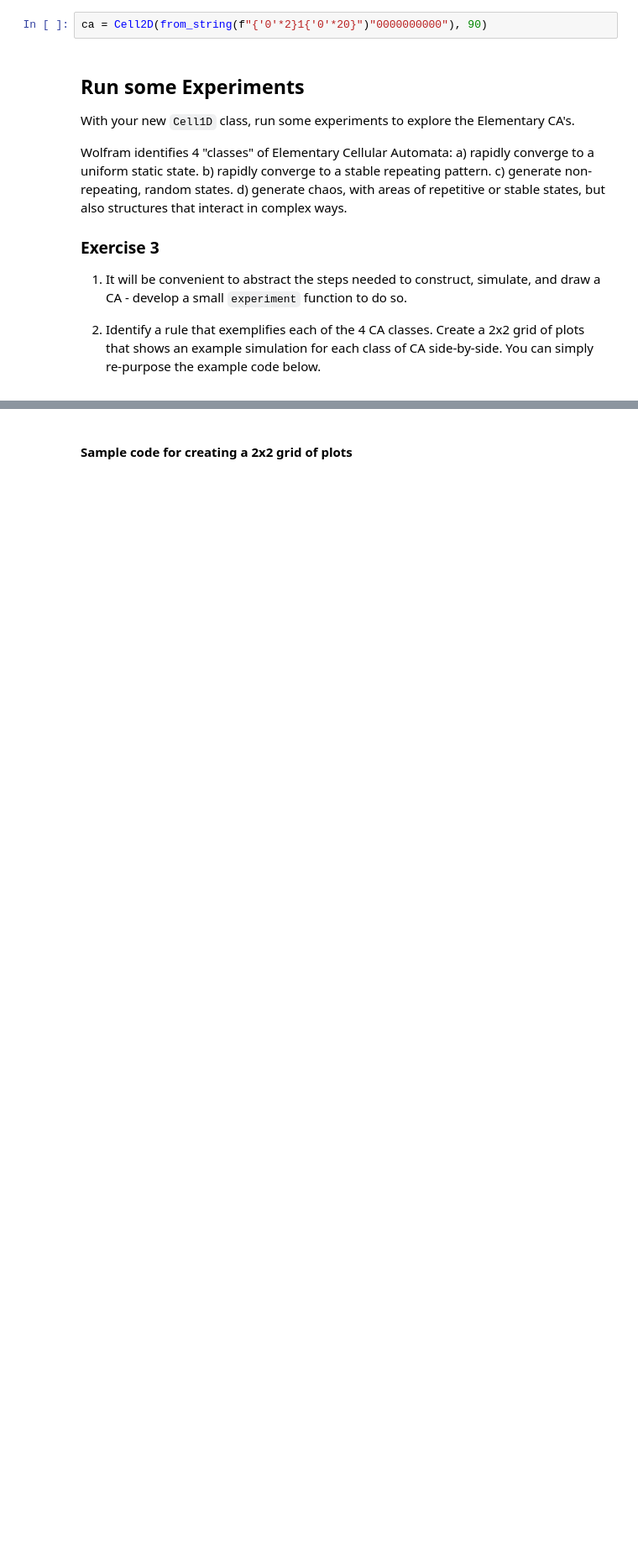
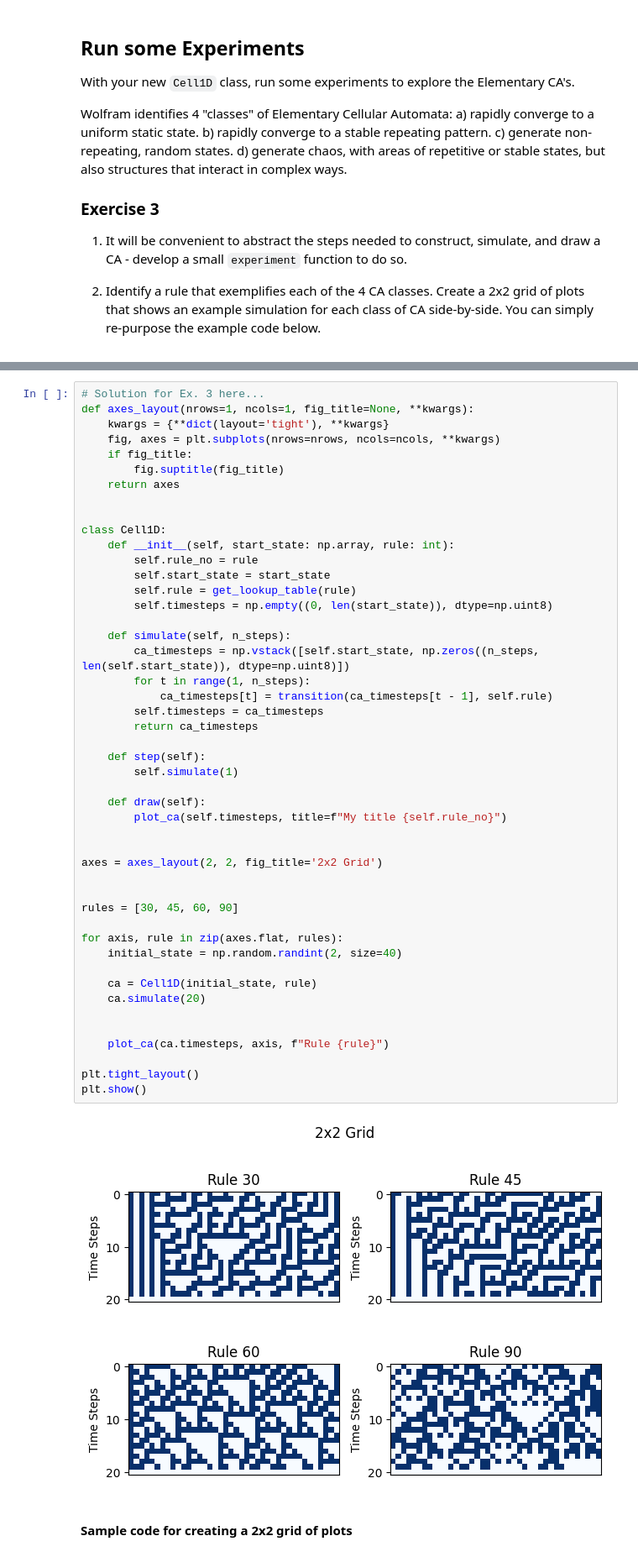
Before and after one commit to DavidPolot/cap-comp215, a Jupyter notebook: labs/lab05-CA-1D.ipynb, the cells around one changed output, grey strips where cells are left out. Shown at 84% size. Drawn from its saved outputs; the diff is of its cells as text; blank space fills up the shorter version.

```diff
--- a/labs/lab05-CA-1D.ipynb
+++ b/labs/lab05-CA-1D.ipynb
@@ -177,5 +184,3 @@ class Cell1D:
-# %%
-ca = Cell2D(from_string(f"{'0'*2}1{'0'*20}")"0000000000"), 90)
 # %% [markdown]
 ## Run some Experiments
 With your new `Cell1D` class, run some experiments to explore the Elementary CA's.
@@ -198,3 +201,52 @@ Wolfram identifies 4 "classes" of Elementary Cellular Automata:
+# %%
+# Solution for Ex. 3 here...
+def axes_layout(nrows=1, ncols=1, fig_title=None, **kwargs):
+    kwargs = {**dict(layout='tight'), **kwargs}
+    fig, axes = plt.subplots(nrows=nrows, ncols=ncols, **kwargs)
+    if fig_title:
+        fig.suptitle(fig_title)
+    return axes
+
+
+class Cell1D:
+    def __init__(self, start_state: np.array, rule: int):
+        self.rule_no = rule
+        self.start_state = start_state
+        self.rule = get_lookup_table(rule)
+        self.timesteps = np.empty((0, len(start_state)), dtype=np.uint8)
+
+    def simulate(self, n_steps):
+        ca_timesteps = np.vstack([self.start_state, np.zeros((n_steps, len(self.start_state)), dtype=np.uint8)])
+        for t in range(1, n_steps):
+            ca_timesteps[t] = transition(ca_timesteps[t - 1], self.rule)
+        self.timesteps = ca_timesteps
+        return ca_timesteps
+
+    def step(self):
+        self.simulate(1)
+
+    def draw(self):
+        plot_ca(self.timesteps, title=f"My title {self.rule_no}")
+
+
+axes = axes_layout(2, 2, fig_title='2x2 Grid')
+
+
+rules = [30, 45, 60, 90]
+
+for axis, rule in zip(axes.flat, rules):
+    initial_state = np.random.randint(2, size=40)
+
+    ca = Cell1D(initial_state, rule)
+    ca.simulate(20)
+
+
+    plot_ca(ca.timesteps, axis, f"Rule {rule}")
+
+plt.tight_layout()
+plt.show()
+# %% [output]
+[figure, added]
 # %% [markdown]
 #### Sample code for creating a 2x2 grid of plots
 # %%
```
Also changed, not shown: parts of 4 cells of this notebook.
